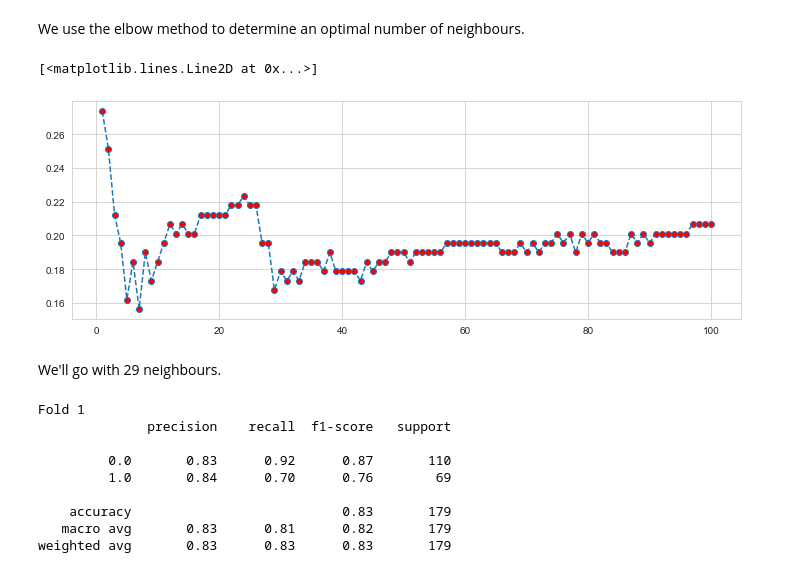
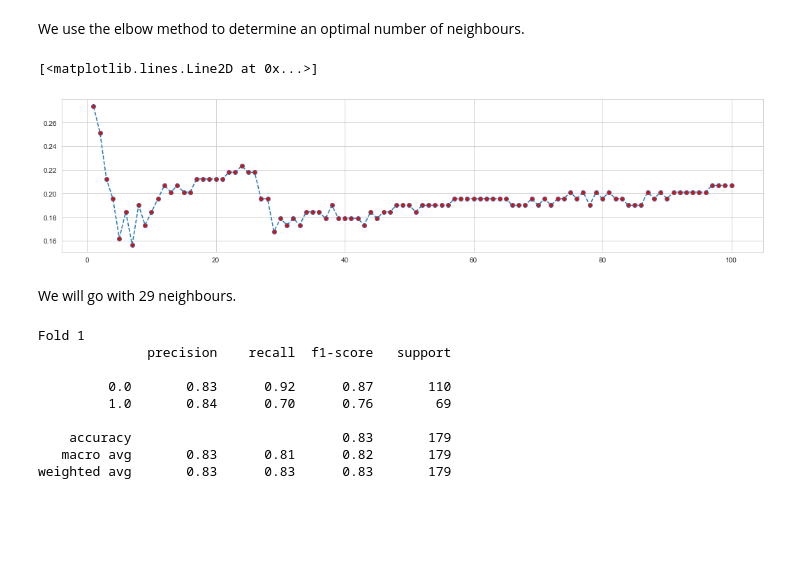
Before and after one commit to ssorkhou/learning, a Jupyter notebook: titanic/Titanic - Machine Learning from Disaster.ipynb, the cells around one changed output. Drawn from its saved outputs; the diff is of its cells as text; code cells hidden in the pictures; blank space fills up the shorter version.

```diff
--- a/titanic/Titanic - Machine Learning from Disaster.ipynb
+++ b/titanic/Titanic - Machine Learning from Disaster.ipynb
@@ -510,7 +511,8 @@ sns.histplot(data=df[(df['Survived'].isna()==False) & (df['Pclass']==3) & (df['N
 # %% [markdown]
 It seems fairly reasonable to impute the missing **LogFare** value as the median value for a passenger in third class with no family aboard.
 # %%
-df.loc[df['LogFare'].isna(),'LogFare']=df[(df['Survived'].isna()==False) & (df['Pclass']==3) & (df['NoFam']==1)]['LogFare'].median()
+df.loc[df['LogFare'].isna(),'LogFare'] = df[(df['Survived'].isna() == False) & (df['Pclass'] == 3)
+                                            & (df['NoFam'] == 1)]['LogFare'].median()
 # %% [markdown]
 ### Cabin
 
@@ -660,12 +666,14 @@ print(age_info[3,1,1,'Master'])
 It seems like the missing ages are due to not having any passengers satisfying the required criteria. There are very few missing ages so lets simply impute just based on **Pclass** and title. Note that there are only two types of passengers with missing ages: first class passengers titled Mrs and a third class passenger titled Master.
 # %%
 # set up the relevant data
-age_known_1_mrs=age_known[(age_known['Pclass']==1) & (age_known['Title_Mrs']==1)]['Age']
-age_known_3_master=age_known[(age_known['Pclass']==3) & (age_known['Title_Master']==1)]['Age']
+age_known_1_mrs = age_known[(age_known['Pclass'] == 1) & (age_known['Title_Mrs'] == 1)]['Age']
+age_known_3_master = age_known[(age_known['Pclass'] == 3) & (age_known['Title_Master'] == 1)]['Age']
 
 # impute the missing ages
-df.loc[(df['Age'].isna()) & (df['Pclass']==1),'Age']=np.random.normal(loc=age_known_1_mrs.mean(),scale=age_known_1_mrs.std(),size=3)
-df.loc[(df['Age'].isna()) & (df['Pclass']==3),'Age']=np.random.normal(loc=age_known_3_master.mean(),scale=age_known_3_master.std())
+df.loc[(df['Age'].isna()) & (df['Pclass'] == 1), 'Age'] = np.random.normal(loc = age_known_1_mrs.mean(),
+                                                                          scale = age_known_1_mrs.std(), size = 3)
+df.loc[(df['Age'].isna()) & (df['Pclass'] == 3), 'Age'] = np.random.normal(loc = age_known_3_master.mean(),
+                                                                           scale = age_known_3_master.std())
 # %% [markdown]
 We no longer have missing age data.
 # %%
@@ -833,23 +853,24 @@ from sklearn.neighbors import KNeighborsClassifier
 We use the elbow method to determine an optimal number of neighbours.
 # %%
 # initialize the variables
-X_train,X_test,y_train,y_test=train_test_split(train_s.drop(['Survived'],axis=1),train_s['Survived'],test_size=0.2,random_state=18,stratify=train_s['Survived'])
-error=[]
+X_train, X_test, y_train, y_test = train_test_split(train_s.drop(['Survived'], axis = 1), train_s['Survived'], test_size = 0.2,
+                                                    random_state = 18, stratify = train_s['Survived'])
+error = []
 
 # fit the classifier using various values for k
-for i in range(1,101):
-    knn=KNeighborsClassifier(n_neighbors=i)
-    knn.fit(X_train,y_train)
-    knn_pred=knn.predict(X_test)
-    error.append(np.mean([knn_pred!=y_test]))
+for i in range(1, 101):
+    knn = KNeighborsClassifier(n_neighbors = i)
+    knn.fit(X_train, y_train)
+    knn_pred = knn.predict(X_test)
+    error.append(np.mean([knn_pred != y_test]))
 
 # plot the result
-plt.figure(figsize=(12,4))
-plt.plot(range(1,101),error,marker='o',ls='--',markerfacecolor='red')
+plt.figure(figsize = (18, 4))
+plt.plot(range(1, 101), error, marker = 'o', ls = '--', markerfacecolor = 'red')
 # %% [output]
 [<matplotlib.lines.Line2D at 0x...>]
-[figure, old version]
+[figure, new version]
 # %% [markdown]
-We'll go with 29 neighbours.
+We will go with 29 neighbours.
 # %%
 # initialize variables
```
Also changed, not shown: parts of 85 cells of this notebook.
